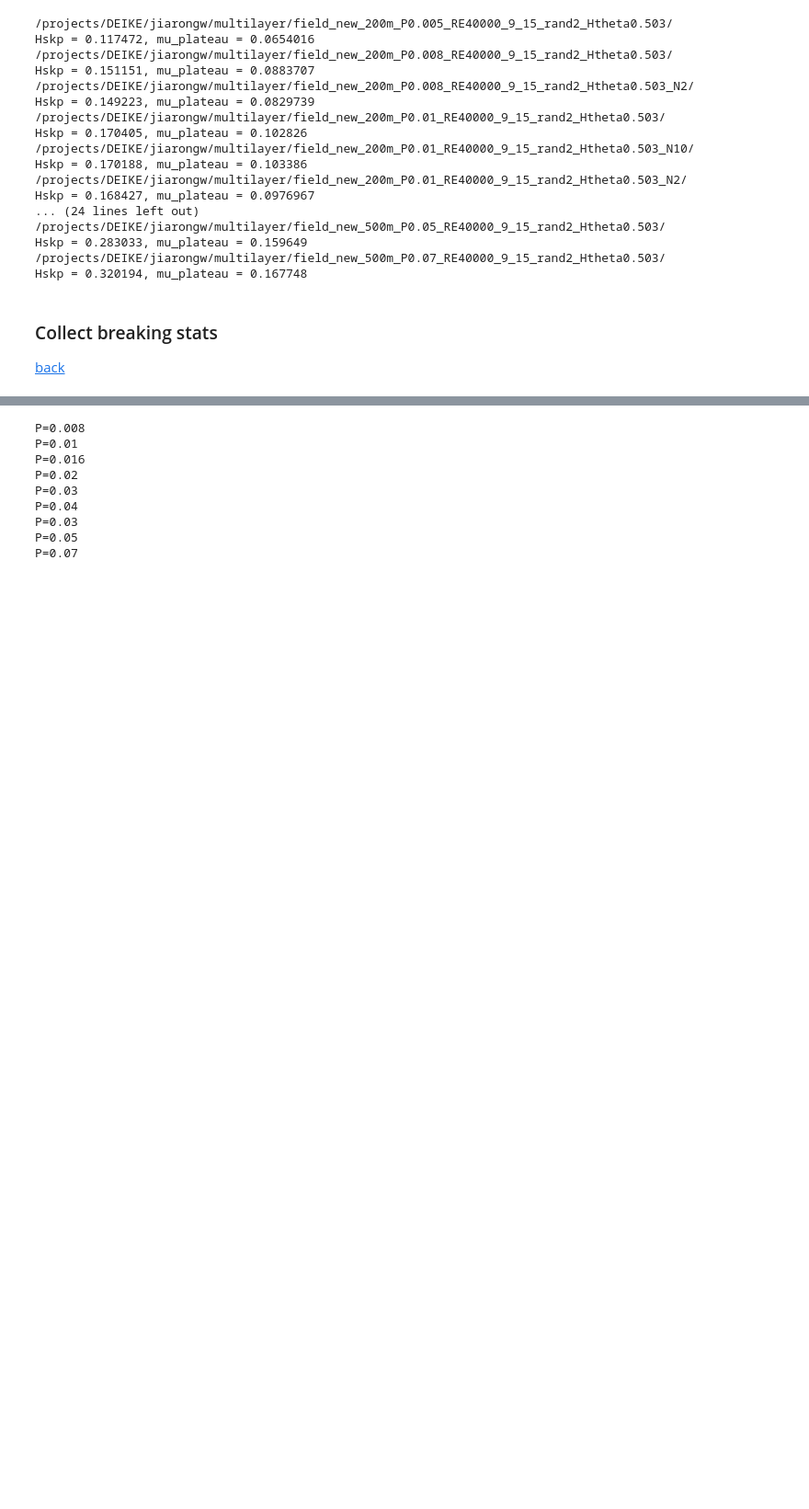
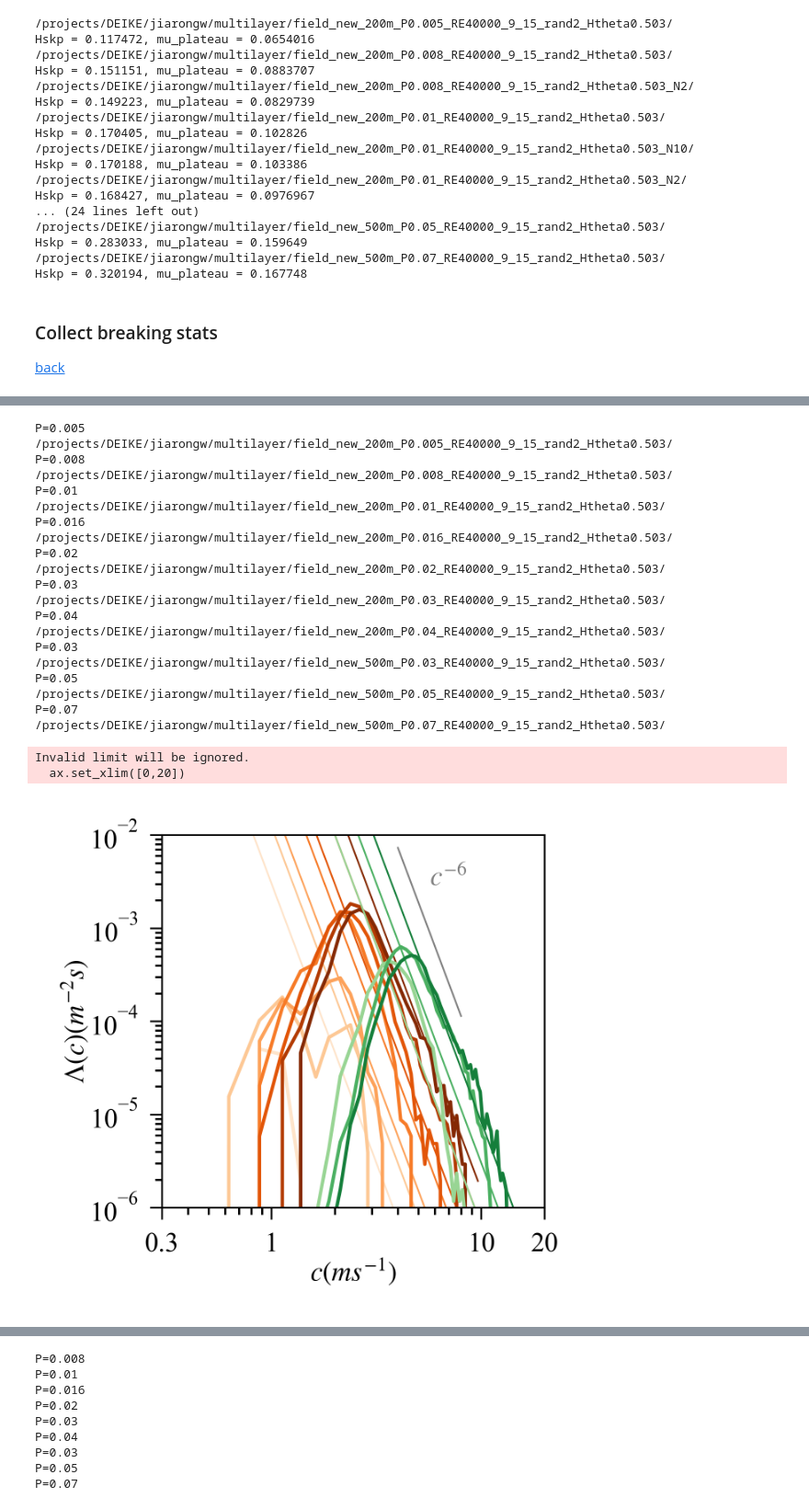
Before and after one commit to DeikeLab/jiarongw-postprocessing, a Jupyter notebook: jupyter_notebook/project_specific/multilayer/Stats.ipynb, the cells around one changed output, grey strips where cells are left out. Shown: that part at 92% size. Cells and saved outputs as stored; diff of their text form; code cells hidden in the pictures; blank space fills up the shorter version.

```diff
--- a/jupyter_notebook/project_specific/multilayer/Stats.ipynb
+++ b/jupyter_notebook/project_specific/multilayer/Stats.ipynb
@@ -414,7 +417,7 @@ for i,config in enumerate(config_set):
     case.Hskp is for Lambda(c) renormalization so is case by case """
 for config in (config_set):
     for case in config.cases:
-        if (case.NL == 15) and (case.LEVEL == 9) and (case.Npower == 5) and (case.rand != 0) and (case.rand != 1):
+        if (case.NL == 15) and (case.LEVEL == 10) and (case.rand != 0) and (case.rand != 1):
             eta = case.read_t(fieldname='eta', t=110)
             case.kmod, case.Fkmod = spectrum_integration(eta, CHECK=False, L=config.L0, N=2**case.LEVEL)
             mu = steepness_trunc (case.Fkmod, case.kmod)
@@ -983,0 +1037,67 @@ P=0.07
+# %%
+""" An inset figure to show the log - log unscaled distribution, and the effect of extra filtering """
+from matplotlib.axis import Axis
+import matplotlib.ticker as ticker
+
+def lambdac_inset_alter (ax):
+
+    for k, config in enumerate(config_set):
+        print('P=%g' %config.P)
+        for j,case in enumerate(config.cases):
+            normx = 1
+            normy = 1
+            if (case.NL == 15) and (case.Npower == 5) and (case.LEVEL == 9) and (case.rand != 0) and (case.rand != 1) and (j == 0):
+                print(case.path)
+                bins = case.hist_ensem['bins']
+                bins_plotting = bins[1:] - (bins[2] - bins[1])/2
+                for i,hist in enumerate(case.hist_ensem['hist_ensem']):
+                    if case.Htheta == 0.503:
+                        ax.plot(bins_plotting/normx, hist/2**case.LEVEL/case.config.L0/(bins[2] - bins[1])/normy, label=r'$\sigma=%.3f$' %(case.mu_plateau), c=case.config.cc, linestyle='-', alpha=1, lw=1)            # The extra filter
+                        ax.plot(bins_plotting, 80*config.P**3*9.8**2.5*bins_plotting**(-6), c=case.config.cc, lw=0.5)
+    """ Not normalized, either linear or log scale """
+    ax.set_xscale('log'); ax.set_yscale('log')
+
+    x_ = np.linspace(4, 8, 100)
+    y_ = x_**(-6)*30
+    ax.plot(x_, y_, c='gray', lw=0.5)
+    ax.annotate(r'$ c^{-6}$', xy=(0.7, 0.92), ha='left', va='top', xycoords='axes fraction', c='gray', fontsize=8)
+
+    """ Log lim """
+    ax.set_xlim([0,20])
+    ax.set_ylim([10**(-6),10**(-2)])
+    ax.set_xticks(np.array([0.3,1,10,20]))
+
+    formatter = ticker.FormatStrFormatter('?%1.2f')
+    formatter = ticker.FormatStrFormatter('%g')
+    Axis.set_major_formatter(ax.xaxis, formatter)
+
+    ax.set_xlabel(r'$c(ms^{-1})$', labelpad=0, fontsize=8);
+    ax.set_ylabel(r'$\Lambda(c)(m^{-2}s)$', labelpad=0, fontsize=8)
+    ax.tick_params(axis='both', which='major', labelsize=8)
+# %%
+fig = plt.figure (figsize=[2,2]); ax=plt.gca()
+lambdac_inset_alter (ax)
+# %% [output]
+P=0.005
+/projects/DEIKE/jiarongw/multilayer/field_new_200m_P0.005_RE40000_9_15_rand2_Htheta0.503/
+P=0.008
+/projects/DEIKE/jiarongw/multilayer/field_new_200m_P0.008_RE40000_9_15_rand2_Htheta0.503/
+P=0.01
+/projects/DEIKE/jiarongw/multilayer/field_new_200m_P0.01_RE40000_9_15_rand2_Htheta0.503/
+P=0.016
+/projects/DEIKE/jiarongw/multilayer/field_new_200m_P0.016_RE40000_9_15_rand2_Htheta0.503/
+P=0.02
+/projects/DEIKE/jiarongw/multilayer/field_new_200m_P0.02_RE40000_9_15_rand2_Htheta0.503/
+P=0.03
+/projects/DEIKE/jiarongw/multilayer/field_new_200m_P0.03_RE40000_9_15_rand2_Htheta0.503/
+P=0.04
+/projects/DEIKE/jiarongw/multilayer/field_new_200m_P0.04_RE40000_9_15_rand2_Htheta0.503/
+P=0.03
+/projects/DEIKE/jiarongw/multilayer/field_new_500m_P0.03_RE40000_9_15_rand2_Htheta0.503/
+P=0.05
+/projects/DEIKE/jiarongw/multilayer/field_new_500m_P0.05_RE40000_9_15_rand2_Htheta0.503/
+P=0.07
+/projects/DEIKE/jiarongw/multilayer/field_new_500m_P0.07_RE40000_9_15_rand2_Htheta0.503/
+Invalid limit will be ignored.
+  ax.set_xlim([0,20])
+[figure, added]
```
Also changed, not shown: parts of 20 cells of this notebook, 28 other files.
